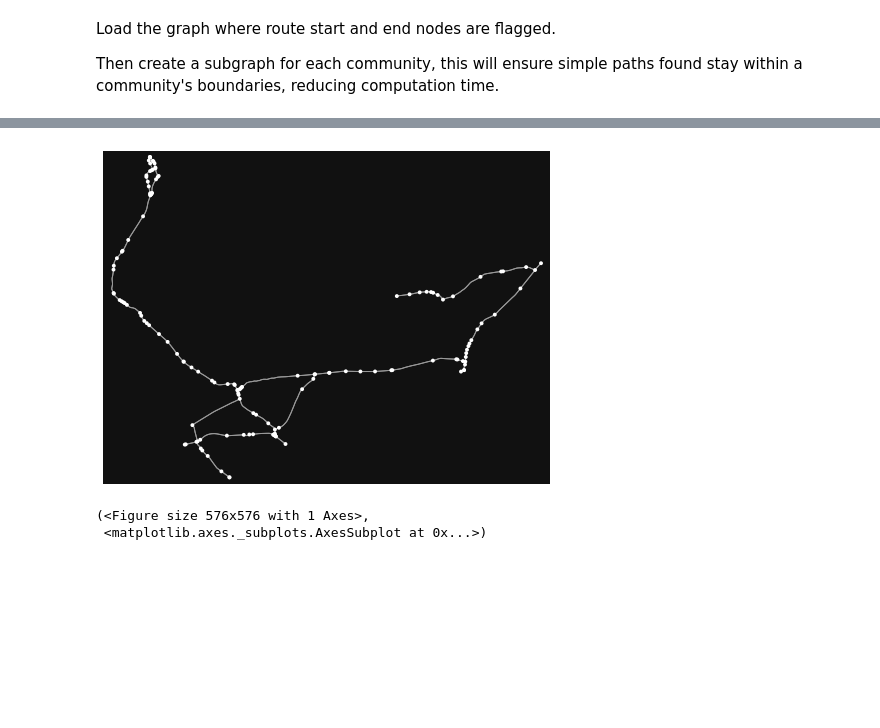
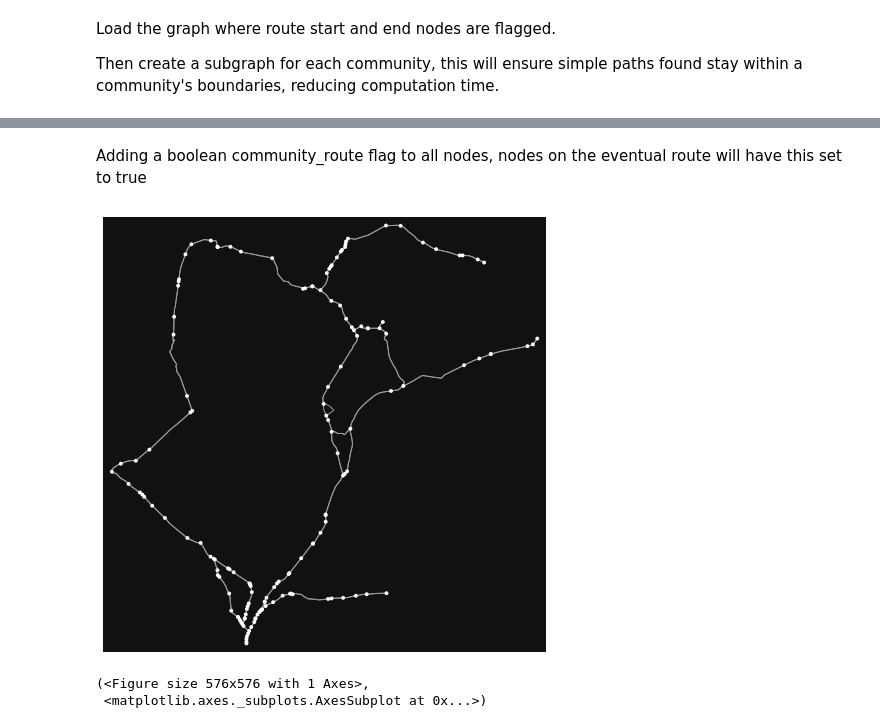
Before and after one commit to ancodia/donegal-bus-routes, a Jupyter notebook: route_planning/notebooks/route_pathfinding.ipynb, the cells around one changed output, grey strips where cells are left out. Saved outputs shown, nothing was run; the diff lists cells and outputs as text; code cells hidden in the pictures; blank space fills up the shorter version.

Commit message:
more on pathfinding process for bus routes

```diff
--- a/route_planning/notebooks/route_pathfinding.ipynb
+++ b/route_planning/notebooks/route_pathfinding.ipynb
@@ -15,15 +16,15 @@ reducing computation time.
 %%time
 G = ox.load_graphml(filepath=f"{config.rp_graphml_path}/route_start_end_flagged.graphml")
 
-nodes, edges = ox.graph_to_gdfs(G)
-community_labels = list(nodes["community"].unique())
+# nodes = ox.graph_to_gdfs(G, edges=False)
+# community_labels = list(nodes["community"].unique())
 
-community_graphs = []
-for label in community_labels:
-    community_nodes = []
-    for x, y in G.nodes(data=True):
-        if y["community"] == label:
-            community_nodes.append(x)
-    sub = G.subgraph(community_nodes)
-    community_graphs.append(sub)
+community_graphs = helper.split_into_community_graphs(G)
+# for label in community_labels:
+#     community_nodes = []
+#     for x, y in G.nodes(data=True):
+#         if y["community"] == label:
+#             community_nodes.append(x)
+#     sub = G.subgraph(community_nodes)
+#     community_graphs.append(sub)
 # %% [output]
@@ -32,6 +33,2 @@ Wall time: 1.47 s
-# %%
-ox.plot_graph(community_graphs[0])
-# %% [output]
-[figure, removed]
-(<Figure size 576x576 with 1 Axes>,
- <matplotlib.axes._subplots.AxesSubplot at 0x...>)
+# %% [markdown]
+Adding a boolean community_route flag to all nodes, nodes on the eventual route will have this set to true
@@ -38,2 +37,10 @@ ox.plot_graph(community_graphs[0])
+# %%
+#check = helper.find_highest_weighted_simple_path(community_graphs[1])
+#
+ox.plot_graph(community_graphs[3])
+# %% [output]
+[figure, added]
+(<Figure size 576x576 with 1 Axes>,
+ <matplotlib.axes._subplots.AxesSubplot at 0x...>)
 # %%
 %%time
```
Also changed, not shown: parts of 12 cells of this notebook, 2 other files.
